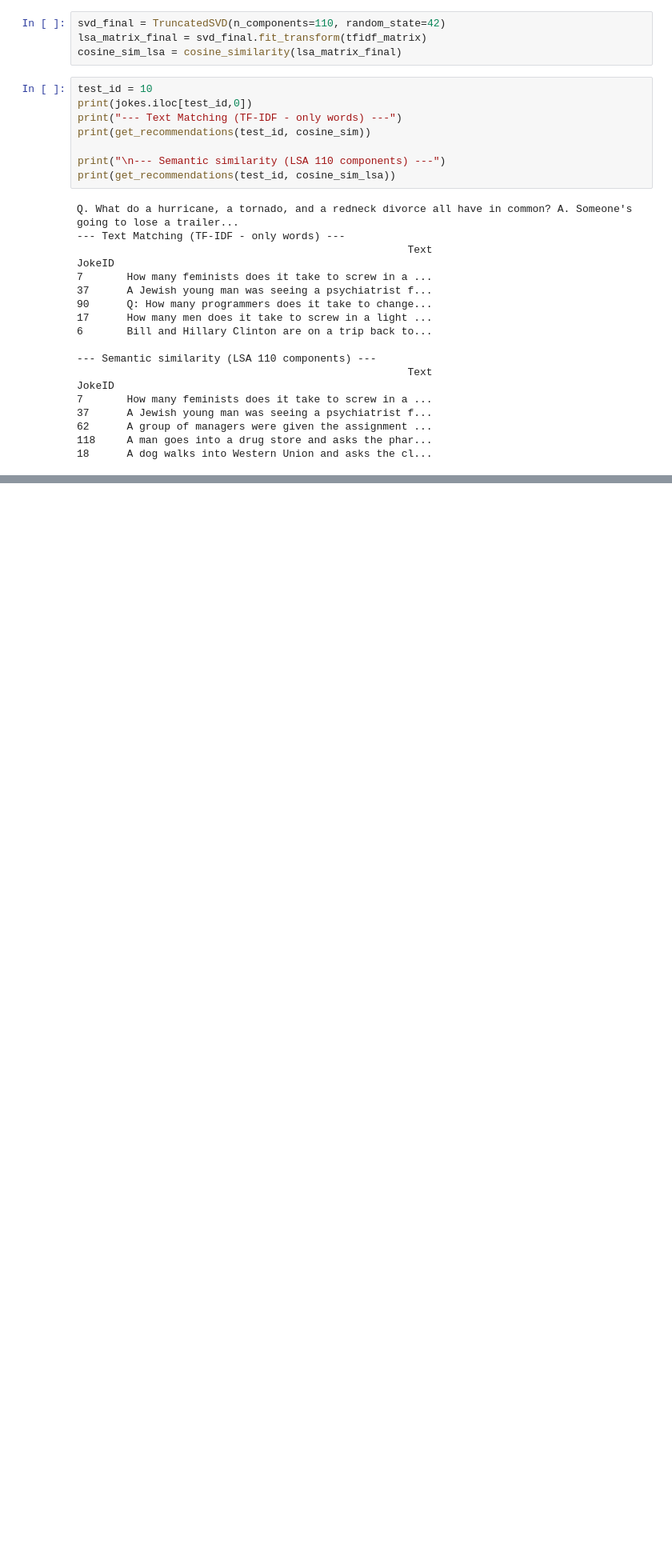
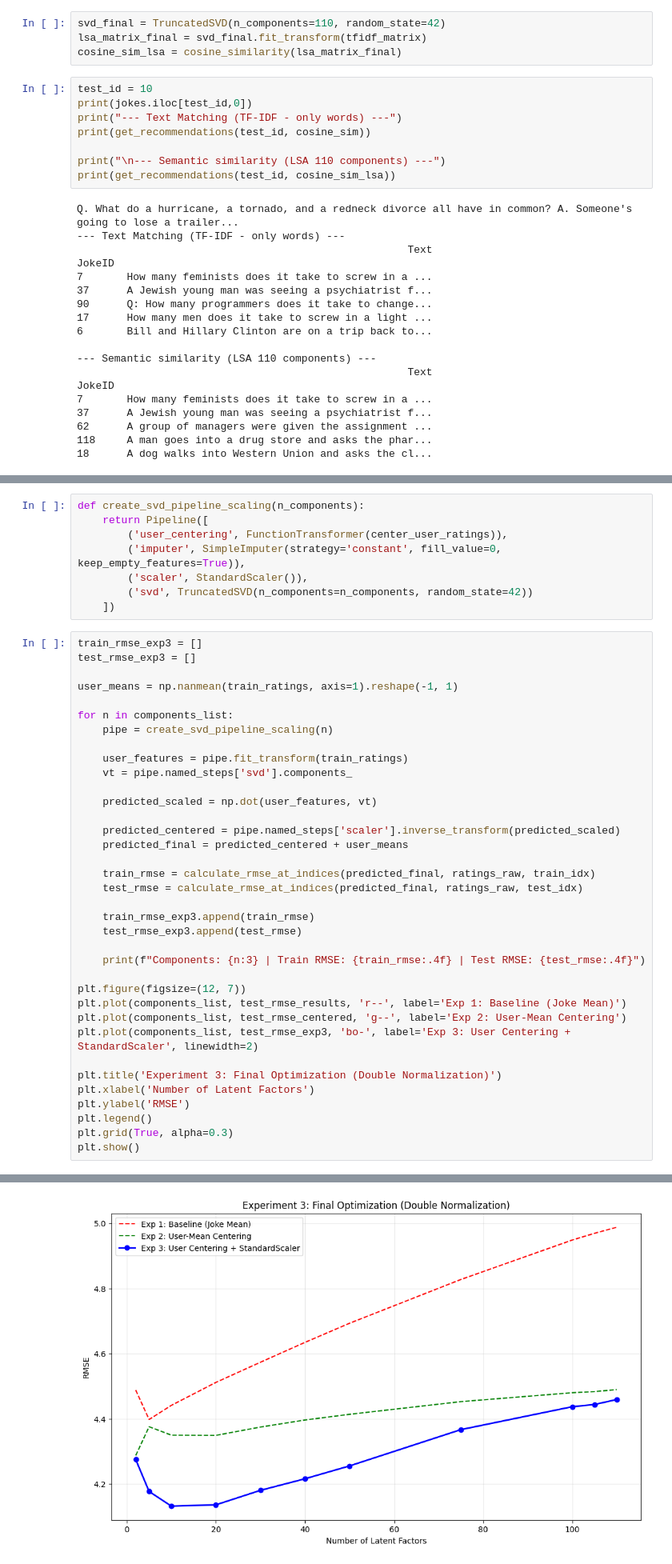
Before and after one commit to marto3344/Jokes-Recommender-System, a Jupyter notebook: notebooks/reccomendations.ipynb, the cells around one changed output, grey strips where cells are left out. Shown at 80% size. Drawn from its saved outputs; the diff is of its cells as text; blank space fills up the shorter version.

```diff
--- a/notebooks/reccomendations.ipynb
+++ b/notebooks/reccomendations.ipynb
@@ -193,0 +292,45 @@ Components: 110 | RMSE: 0.8721
+# %%
+def create_svd_pipeline_scaling(n_components):
+    return Pipeline([
+        ('user_centering', FunctionTransformer(center_user_ratings)),
+        ('imputer', SimpleImputer(strategy='constant', fill_value=0, keep_empty_features=True)),
+        ('scaler', StandardScaler()),
+        ('svd', TruncatedSVD(n_components=n_components, random_state=42))
+    ])
+# %%
+train_rmse_exp3 = []
+test_rmse_exp3 = []
+
+user_means = np.nanmean(train_ratings, axis=1).reshape(-1, 1)
+
+for n in components_list:
+    pipe = create_svd_pipeline_scaling(n)
+
+    user_features = pipe.fit_transform(train_ratings)
+    vt = pipe.named_steps['svd'].components_
+
+    predicted_scaled = np.dot(user_features, vt)
+
+    predicted_centered = pipe.named_steps['scaler'].inverse_transform(predicted_scaled)
+    predicted_final = predicted_centered + user_means
+
+    train_rmse = calculate_rmse_at_indices(predicted_final, ratings_raw, train_idx)
+    test_rmse = calculate_rmse_at_indices(predicted_final, ratings_raw, test_idx)
+
+    train_rmse_exp3.append(train_rmse)
+    test_rmse_exp3.append(test_rmse)
+
+    print(f"Components: {n:3} | Train RMSE: {train_rmse:.4f} | Test RMSE: {test_rmse:.4f}")
+
+plt.figure(figsize=(12, 7))
+plt.plot(components_list, test_rmse_results, 'r--', label='Exp 1: Baseline (Joke Mean)')
+plt.plot(components_list, test_rmse_centered, 'g--', label='Exp 2: User-Mean Centering')
+plt.plot(components_list, test_rmse_exp3, 'bo-', label='Exp 3: User Centering + StandardScaler', linewidth=2)
+
+plt.title('Experiment 3: Final Optimization (Double Normalization)')
+plt.xlabel('Number of Latent Factors')
+plt.ylabel('RMSE')
+plt.legend()
+plt.grid(True, alpha=0.3)
+plt.show()
+# %% [output]
@@ -193,0 +348 @@ Components: 110 | RMSE: 0.8721
+[figure, added]
```
Also changed, not shown: parts of 19 cells of this notebook, 4 other files.
